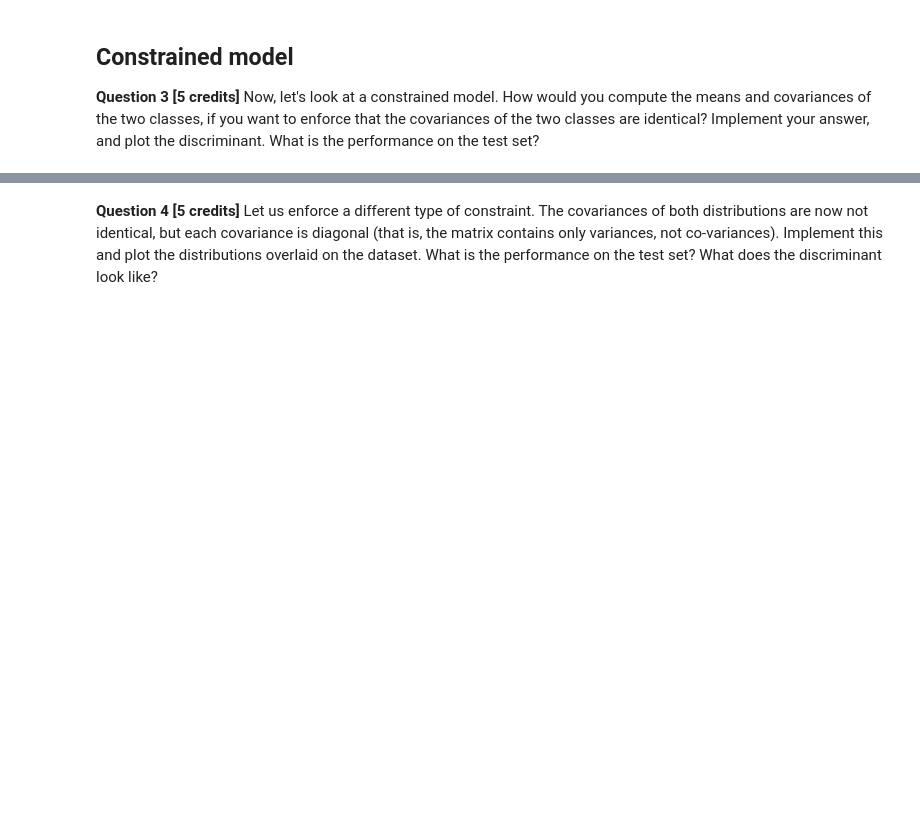
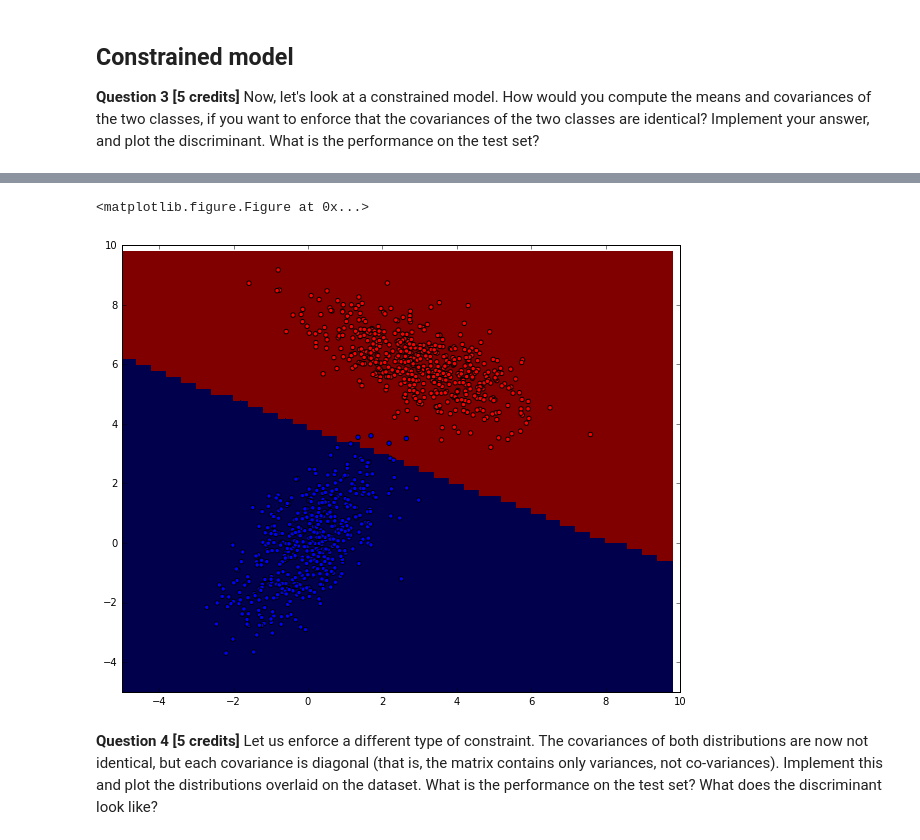
Before and after one commit to thomasbrus/machine-learning, a Jupyter notebook: practicum/week-7/lab-7.ipynb, the cells around one changed output, grey strips where cells are left out. Saved outputs shown, nothing was run; the diff lists cells and outputs as text; code cells hidden in the pictures; blank space fills up the shorter version.

```diff
--- a/practicum/week-7/lab-7.ipynb
+++ b/practicum/week-7/lab-7.ipynb
@@ -96,11 +96,8 @@ mean_b = np.mean(class_b, axis=0)
 cov_a = np.cov(class_a, rowvar=0)
 cov_b = np.cov(class_b, rowvar=0)
 
-def p_x_a(x, y):
-    pd = st.multivariate_normal.pdf([x, y], mean_a, cov_a)
-    return pd
-def p_x_b(x, y):
-    pd = st.multivariate_normal.pdf([x, y], mean_b, cov_b)
+def p_x(x, y, mean, cov):
+    pd = st.multivariate_normal.pdf([x, y], mean, cov)
     return pd
 
 print(p_x_a(class_a[0,0], class_a[0,1]))
@@ -148,3 +153,17 @@ Now, let's look at a constrained model. How would you compute the means and cova
+# %%
+# Q3
+est_cov = (len(class_a)/len(training_set) * cov_a + len(class_b)/len(training_set) * cov_b)
+print (cov_a)
+print (cov_b)
+print (est_cov)
+
+def classify_equal_cov(x, y):
+    return (p_x(x, y, mean_a, est_cov) * p_a)<(p_x(x, y, mean_b, est_cov)*p_b)
+
+plotHeat(classify_equal_cov)
+# %% [output]
+<matplotlib.figure.Figure at 0x...>
+[figure, added]
 # %% [markdown]
 **Question 4 [5 credits]**
 Let us enforce a different type of constraint. The covariances of both distributions are now not identical, but each covariance is diagonal (that is, the matrix contains only variances, not co-variances). Implement this and plot the distributions overlaid on the dataset. What is the performance on the test set? What does the discriminant look like?
```
Also changed, not shown: parts of 4 cells of this notebook.
